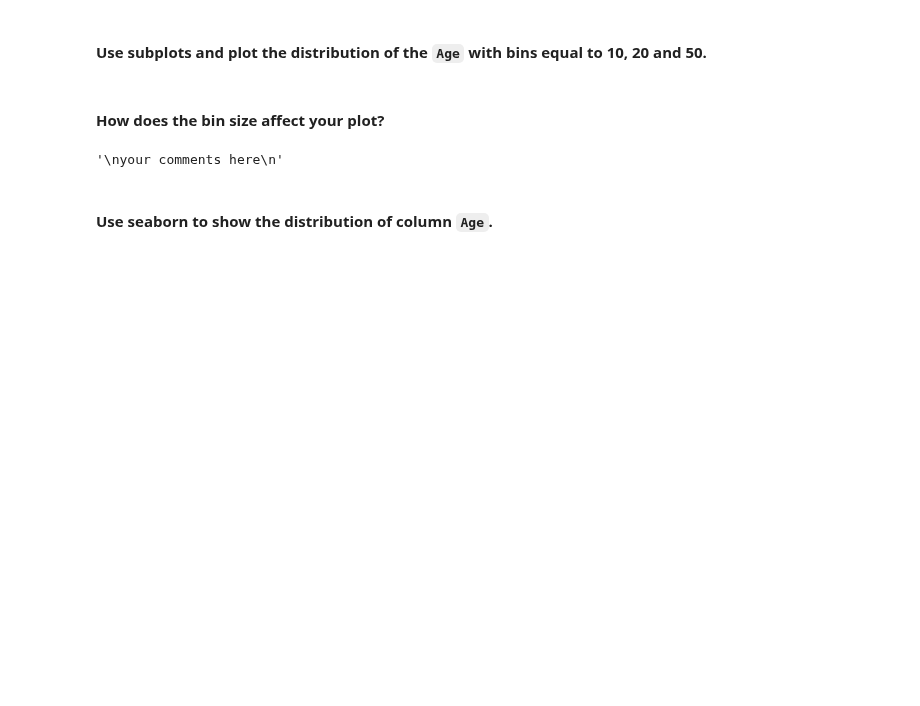
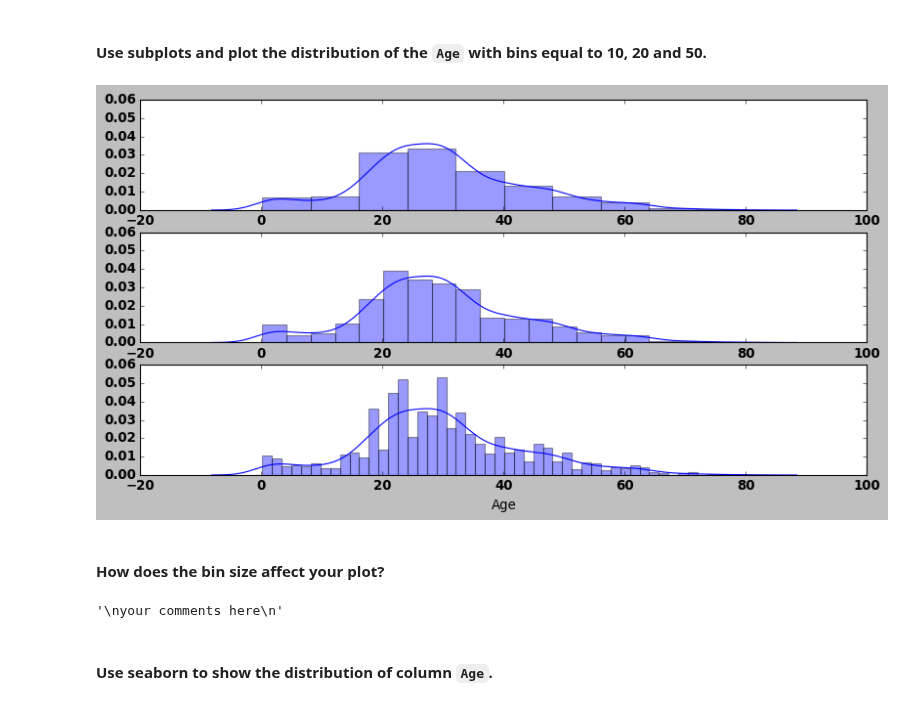
Before and after one commit to ta-data-lis/lab-matplotlib-seaborn, a Jupyter notebook: your-code/main.ipynb, the cells around one changed output. Drawn from its saved outputs; the diff is of its cells as text; code cells hidden in the pictures; blank space fills up the shorter version.

```diff
--- a/your-code/main.ipynb
+++ b/your-code/main.ipynb
@@ -321,10 +388,23 @@ for col in columns:
+# %%
+# your code here
+# Make default histogram
+f, axes = plt.subplots(3, 1, figsize=(12, 6), sharex = False, sharey = True)
+
+# Control the number of bins
+ax1 = sns.distplot(titanic["Age"], bins = 10, ax = axes[0])
+ax2 = sns.distplot(titanic["Age"], bins = 20, ax = axes[1])
+ax3 = sns.distplot(titanic["Age"], bins = 50, ax = axes[2])
+# %% [output]
+[figure, added]
 # %% [markdown]
 #### How does the bin size affect your plot?
-# %%
-"""
-your comments here
-"""
-# %% [output]
-'\nyour comments here\n'
+# %%
+"""
+If I'm understanding the question correctly, not much in this case. The Ages distribution
+seems to become less smooth, with more peaks and valleys, but the overall trend remains
+the same: many people between the ages of aprox 20 and 40, not many in the extremes.
+"""
+# %% [output]
+'\nyour comments here\n'
 # %% [markdown]
 #### Use seaborn to show the distribution of column `Age`.
```
Also changed, not shown: parts of 27 cells of this notebook.
